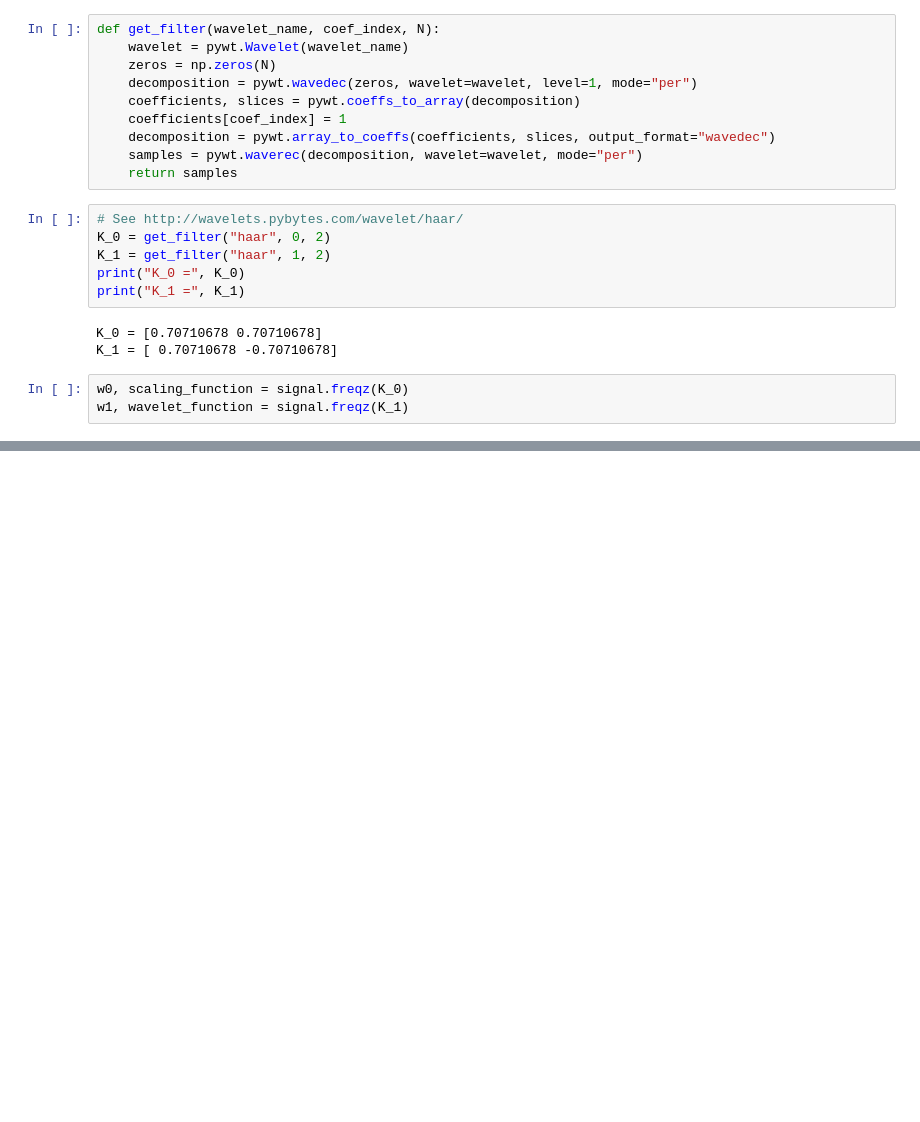
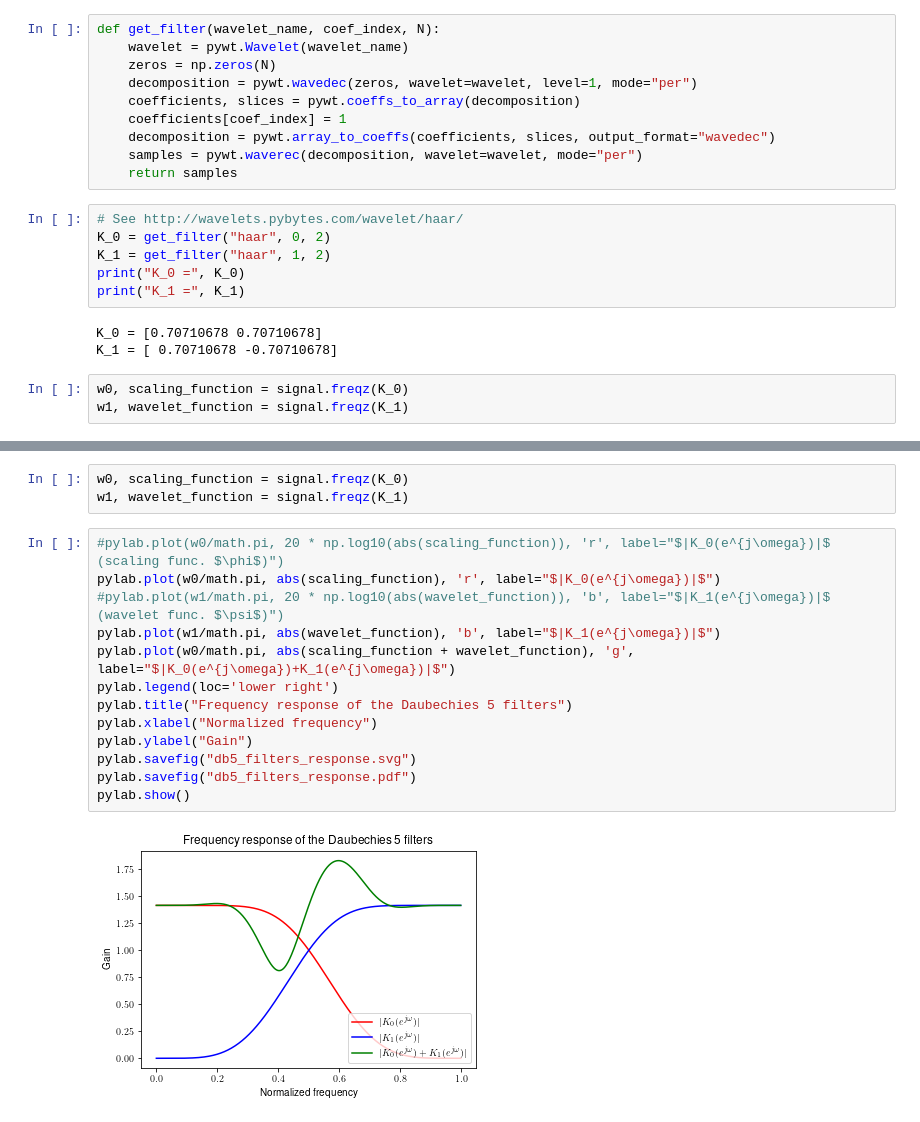
Before and after one commit to Sistemas-Multimedia/Sistemas-Multimedia.github.io, a Jupyter notebook: study_guide/DWT/Haar.ipynb, the cells around one changed output, grey strips where cells are left out. Drawn from its saved outputs; the diff is of its cells as text; blank space fills up the shorter version.

```diff
--- a/study_guide/DWT/Haar.ipynb
+++ b/study_guide/DWT/Haar.ipynb
@@ -30,0 +82,18 @@ w1, wavelet_function = signal.freqz(K_1)
+# %%
+w0, scaling_function = signal.freqz(K_0)
+w1, wavelet_function = signal.freqz(K_1)
+# %%
+#pylab.plot(w0/math.pi, 20 * np.log10(abs(scaling_function)), 'r', label="$|K_0(e^{j\omega})|$ (scaling func. $\phi$)")
+pylab.plot(w0/math.pi, abs(scaling_function), 'r', label="$|K_0(e^{j\omega})|$")
+#pylab.plot(w1/math.pi, 20 * np.log10(abs(wavelet_function)), 'b', label="$|K_1(e^{j\omega})|$ (wavelet func. $\psi$)")
+pylab.plot(w1/math.pi, abs(wavelet_function), 'b', label="$|K_1(e^{j\omega})|$")
+pylab.plot(w0/math.pi, abs(scaling_function + wavelet_function), 'g', label="$|K_0(e^{j\omega})+K_1(e^{j\omega})|$")
+pylab.legend(loc='lower right')
+pylab.title("Frequency response of the Daubechies 5 filters")
+pylab.xlabel("Normalized frequency")
+pylab.ylabel("Gain")
+pylab.savefig("db5_filters_response.svg")
+pylab.savefig("db5_filters_response.pdf")
+pylab.show()
+# %% [output]
+[figure, added]
```
Also changed, not shown: parts of 11 cells of this notebook, 3 other files.
